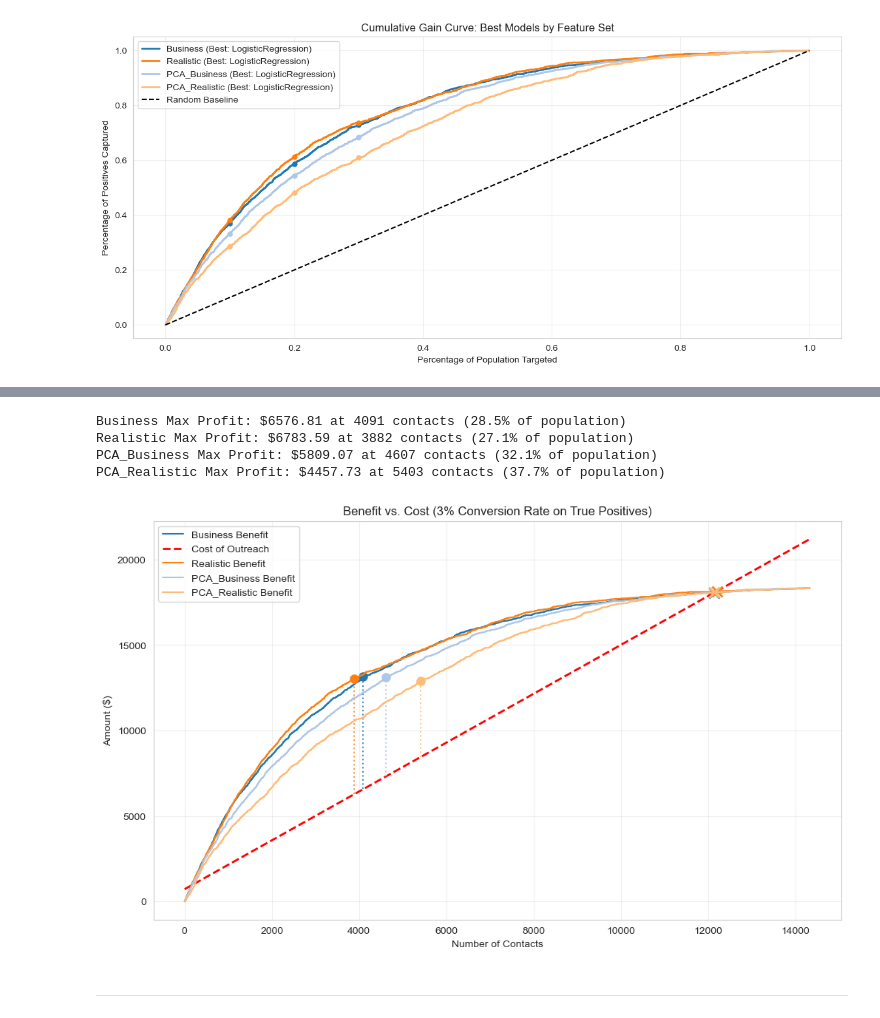
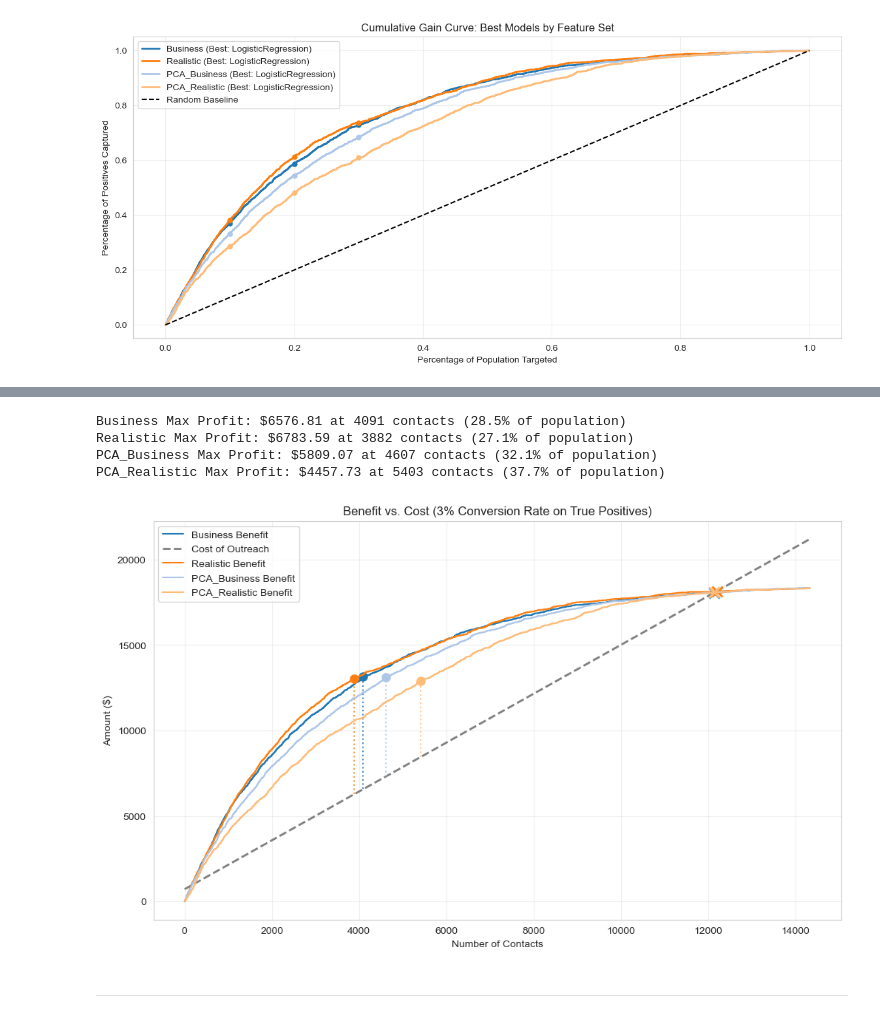
Before and after one commit to UnicornnGrg/AppliedMachineLearning, a Jupyter notebook: Project_Report.ipynb, the cells around one changed output, grey strips where cells are left out. Cells and saved outputs as stored; diff of their text form; code cells hidden in the pictures.

```diff
--- a/Project_Report.ipynb
+++ b/Project_Report.ipynb
@@ -1592,7 +1592,7 @@ for ds_name in target_datasets:
 
             # Plot Cost Curve (only once)
             if not cost_plotted:
-                plt.plot(x_axis, cost, label='Cost of Outreach', color='red', linestyle='--', linewidth=2)
+                plt.plot(x_axis, cost, label='Cost of Outreach', color='grey', linestyle='--', linewidth=2)
                 cost_plotted = True
 
             # Find Break-even point (Intersection of Benefit and Cost)
@@ -1610,34 +1610,34 @@ for ds_name in target_datasets:
             plt.vlines(x=x_axis[max_profit_idx], ymin=cost[max_profit_idx], ymax=benefit[max_profit_idx],
                        colors=colors.get(ds_name, 'gray'), linestyles='dotted', alpha=0.8)
 
             # Annotate Max Profit
             plt.annotate(f"",
                          (x_axis[max_profit_idx], benefit[max_profit_idx]),
                          textcoords="offset points", xytext=(-20, 10), ha='right', color=colors.get(ds_name, 'gray'))
 
             print(f"{ds_name} Max Profit: ${max_profit_val:.2f} at {x_axis[max_profit_idx]} contacts ({x_axis[max_profit_idx]/n:.1%} of population)")
 
             # -------------------------------
             profitable_mask = profit > 0
             if np.any(profitable_mask):
                 last_profitable_idx = np.where(profitable_mask)[0][-1]
 
                 # Mark the break-even point
                 plt.plot(x_axis[last_profitable_idx], benefit[last_profitable_idx], 'x',
                          color=colors.get(ds_name, 'gray'), markersize=10, markeredgewidth=2)
 
 plt.title(f'Benefit vs. Cost (3% Conversion Rate on True Positives)')
 plt.xlabel('Number of Contacts')
 plt.ylabel('Amount ($)')
 plt.legend()
 plt.grid(True, alpha=0.3)
 plt.show()
 # %% [output]
 Business Max Profit: $6576.81 at 4091 contacts (28.5% of population)
 Realistic Max Profit: $6783.59 at 3882 contacts (27.1% of population)
 PCA_Business Max Profit: $5809.07 at 4607 contacts (32.1% of population)
 PCA_Realistic Max Profit: $4457.73 at 5403 contacts (37.7% of population)
-[figure, old version]
+[figure, new version]
 # %% [markdown]
 ---
 # %% [markdown]
```
Also changed, not shown: parts of 9 cells of this notebook.
